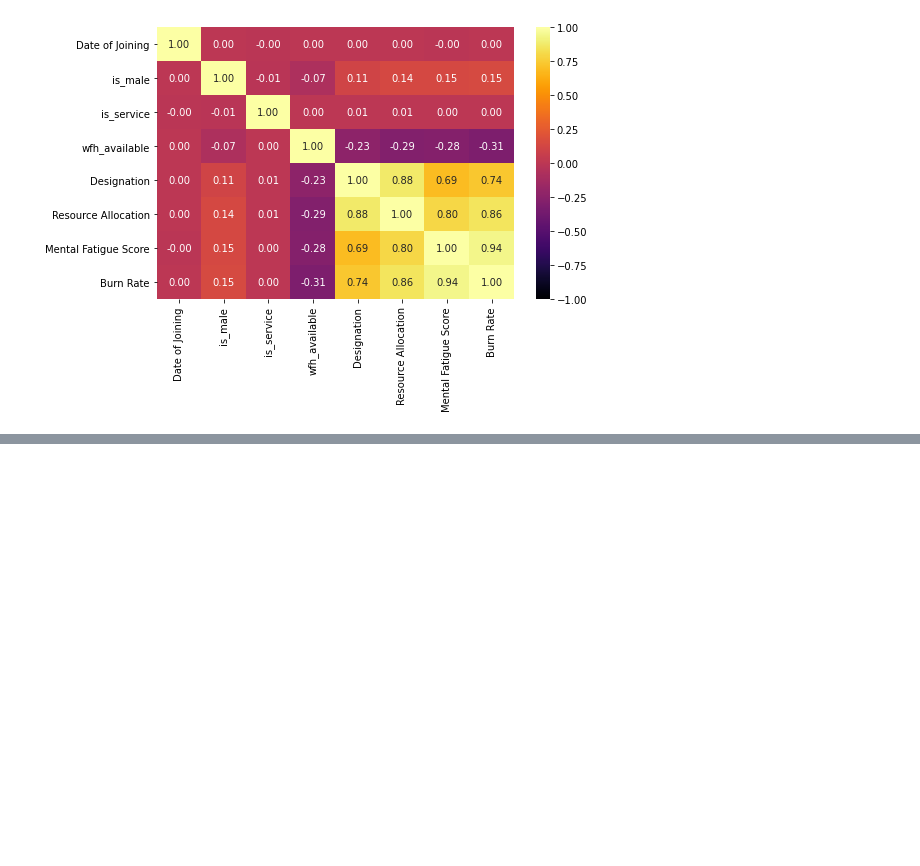
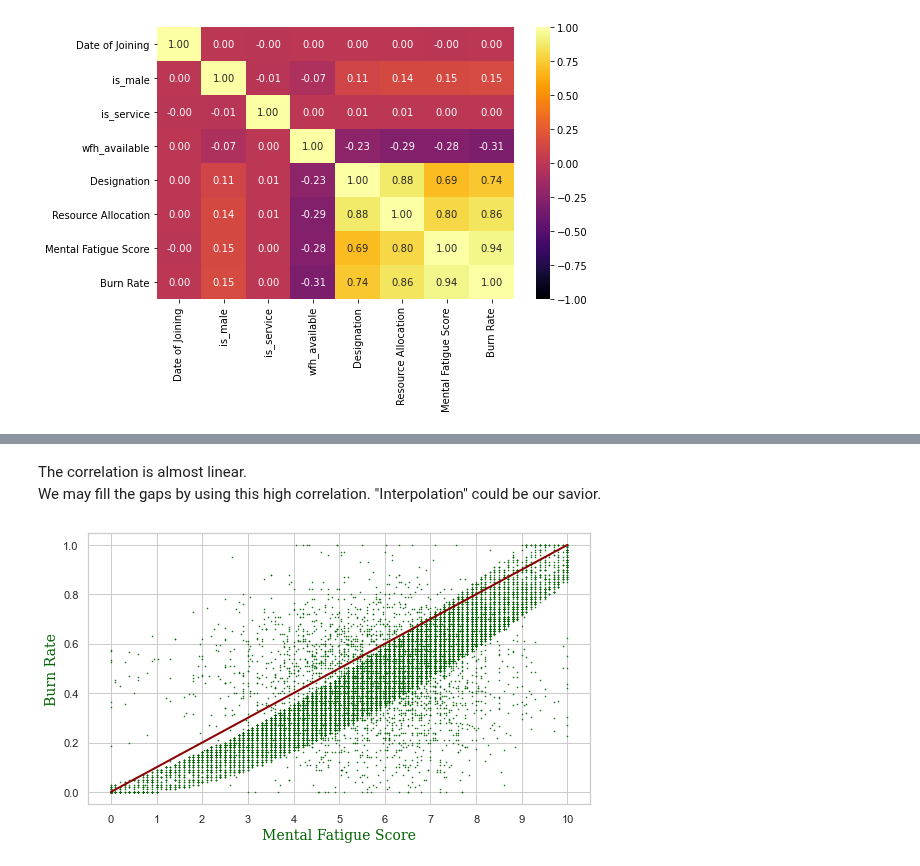
Before and after one commit to gulmert89/bootcamp_files, a Jupyter notebook: burning_out.ipynb, the cells around one changed output, grey strips where cells are left out. Saved outputs shown, nothing was run; the diff lists cells and outputs as text; code cells hidden in the pictures; blank space fills up the shorter version.

```diff
--- a/burning_out.ipynb
+++ b/burning_out.ipynb
@@ -214,0 +271,19 @@ plt.show()
+# %% [markdown]
+The correlation is almost linear.<br>We may fill the gaps by using this high correlation. "Interpolation" could be our savior.
+# %%
+# to keep things safe, let's play on a copy of our train dataset
+train_copy = pd.DataFrame()
+for i in train.columns[-3:]:
+    fill_with = train[i].interpolate(method="linear")
+    train_copy[i] = train[i].fillna(fill_with, inplace=False)
+
+plt.figure(figsize=(9, 5))
+plt.scatter("Mental Fatigue Score", "Burn Rate", data=train_copy, s=0.3, c="darkgreen")
+plt.plot([0,10], [0, 1], linewidth=2, c="darkred")
+plt.xlabel("Mental Fatigue Score", fontdict=axis_font)
+plt.ylabel("Burn Rate", fontdict=axis_font)
+plt.xticks(range(0,11))
+plt.show()
+del train_copy
+# %% [output]
+[figure, added]
```
Also changed, not shown: parts of 29 cells of this notebook.
